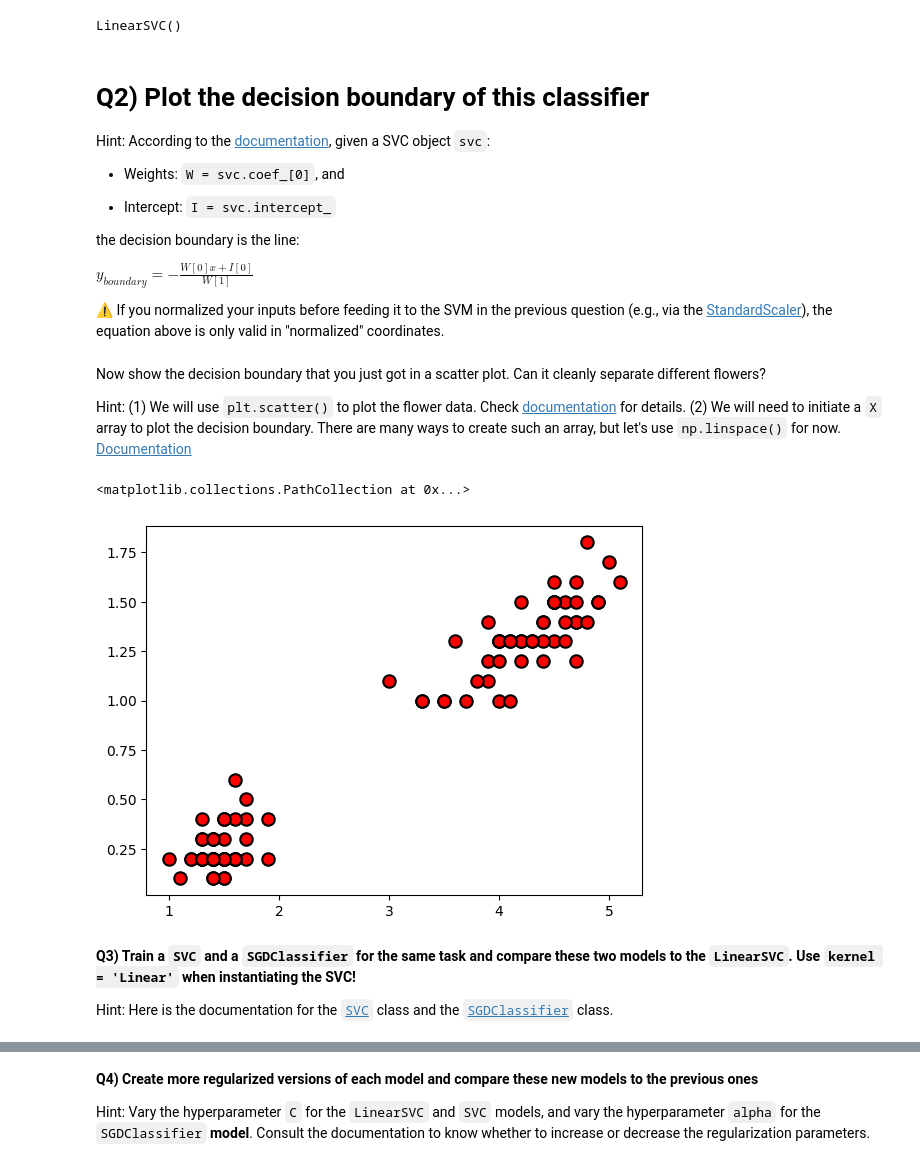
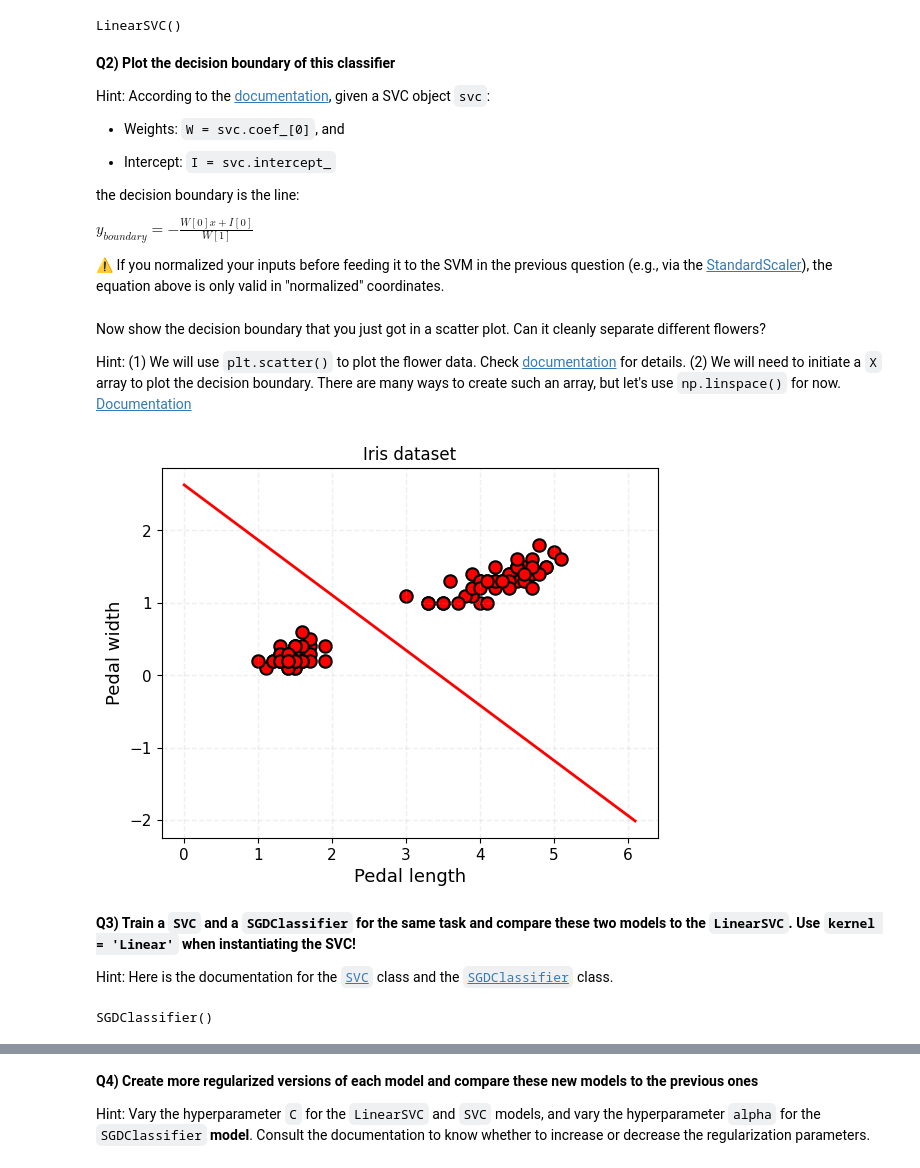
Before and after one commit to mojanshadkar/2023_ML_EES, a Jupyter notebook: Labs/S2_1_SVM.ipynb, the cells around one changed output, grey strips where cells are left out. Drawn from its saved outputs; the diff is of its cells as text; code cells hidden in the pictures.

```diff
--- a/Labs/S2_1_SVM.ipynb
+++ b/Labs/S2_1_SVM.ipynb
@@ -53,13 +67,13 @@ from sklearn import svm
 # %%
 # Fit a LinearSVC object on the Iris dataset
 # (1) Initiate a LinearSVC object
-svc = LinearSVC()
+svc_classifier = LinearSVC()
 # (2) Use the LinearSVC object to fit the dataset you just created. Use .fit() for this task.
-svc.fit(X,y)
+svc_classifier.fit(X, y)
 # %% [output]
 LinearSVC()
 # %% [markdown]
-# **Q2) Plot the decision boundary of this classifier**
+**Q2) Plot the decision boundary of this classifier**
 
 Hint: According to the [documentation](https://scikit-learn.org/stable/auto_examples/svm/plot_separating_hyperplane.html#example-svm-plot-separating-hyperplane-py), given a SVC object `svc`:
 
@@ -74,9 +88,9 @@ $y_{boundary} = -\frac{W\left[0\right] x + I\left[0\right]}{W\left[1\right]}$
 ⚠ If you normalized your inputs before feeding it to the SVM in the previous question (e.g., via the [StandardScaler](https://scikit-learn.org/stable/modules/generated/sklearn.preprocessing.StandardScaler.html)), the equation above is only valid in "normalized" coordinates.
 # %%
 # Use the first part of the hint to get the weights of the fitted SVC object
-W = svc.coef_[0]
+W =  svc_classifier.coef_[0]
 # Use the second part of the hint to get the intercept of the fitted SVC object
-I = svc.intercept_
+I = svc_classifier.intercept_
 # %% [markdown]
 Now show the decision boundary that you just got in a scatter plot. Can it cleanly separate different flowers?
 
@@ -85,31 +99,30 @@ Hint: (1) We will use `plt.scatter()` to plot the flower data. Check [documentat
 # %%
 # On the same figure: Scatter the features X and plot the decision boundary
 # Don't forget to label the axes and add a legend to your figure
 # Initiate a figure using plt.subplots
 fig,ax = plt.subplots(1,1)
 
 # Now plot all feature Xs in a scatter plot. Use these settings:
 # (s = 80, color='r', edgecolor='k', linewidths=1.5)
 # X, y indices of the inputs can be accessed like this X[:,0] [X indices]; X[:,1] [Y indices]
-ax.scatter(X[:, 0], X[:, 1], s=80,color='r',edgecolor='k',linewidths=1.5)
+ax.scatter(X[:, 0], X[:, 1],s=80,color='r',edgecolor='k',linewidths=1.5)
 
 # Decision boundary: yboundary = - (W[0]*x+I[0])/W[1]
 # Initiate a 1D array X with np.linspace()
-x = np.linspace(_____)
+x = np.linspace(X[:, 0].min() - 1, X[:, 0].max() + 1, 1000)
 # Calculate yboundary
-yboundary = ___________
-plt.plot(___,____,c='r',lw=2)
+yboundary = -(W[0] * x + I[0]) / W[1]
+plt.plot(x,yboundary,c='r',lw=2)
 
 ax.set_xlabel("Pedal length",fontdict={'size':13})
 ax.set_ylabel("Pedal width",fontdict={'size':13})
 ax.set_title('Iris dataset')
 ax.tick_params(axis='both', which='major', labelsize=11)
 ax.grid(alpha=0.2,ls='--',lw=1)
 #[x.set_linewidth(2) for x in ax.spines.values()]
 plt.show()
 # %% [output]
-<matplotlib.collections.PathCollection at 0x...>
-[figure, old version]
+[figure, new version]
 # %% [markdown]
 **Q3) Train a `SVC` and a `SGDClassifier` for the same task and compare these two models to the `LinearSVC`. Use `kernel = 'Linear'` when instantiating the SVC!**
 
@@ -121,13 +134,15 @@ from sklearn.__________ import ______________ #SGDClassifier
 # %%
 # Fit the `SVC` and the `SGDClassifier` to the pre-processed dataset
 # Instantiate 'SVC', use kernel='linear'
-______ = SVC(_____________)
+svc_model = SVC(kernel='linear')
 # Instantiate 'SGDClassifier'
-______ = __________()
+sgd_model = SGDClassifier()
 
 # Fit models with data
-______.____(_,_) # SVC
-______.____(_,_)
+svc_model.fit(X, y)  # SVC
+sgd_model.fit(X, y)
+# %% [output]
+SGDClassifier()
 # %%
 # Plot all three decision boundaries on the same labeled figure
 #########################################################################
```
Also changed, not shown: parts of 8 cells of this notebook.
